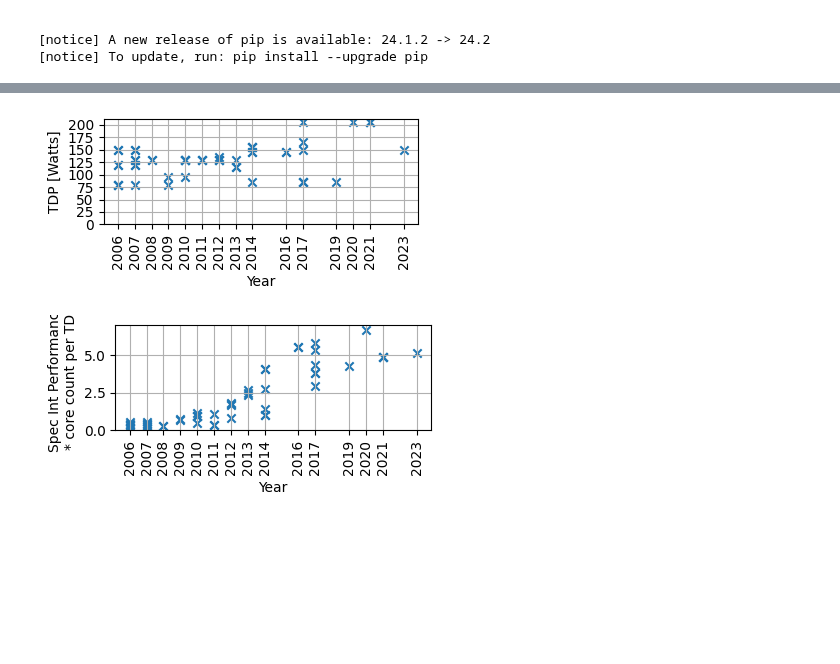
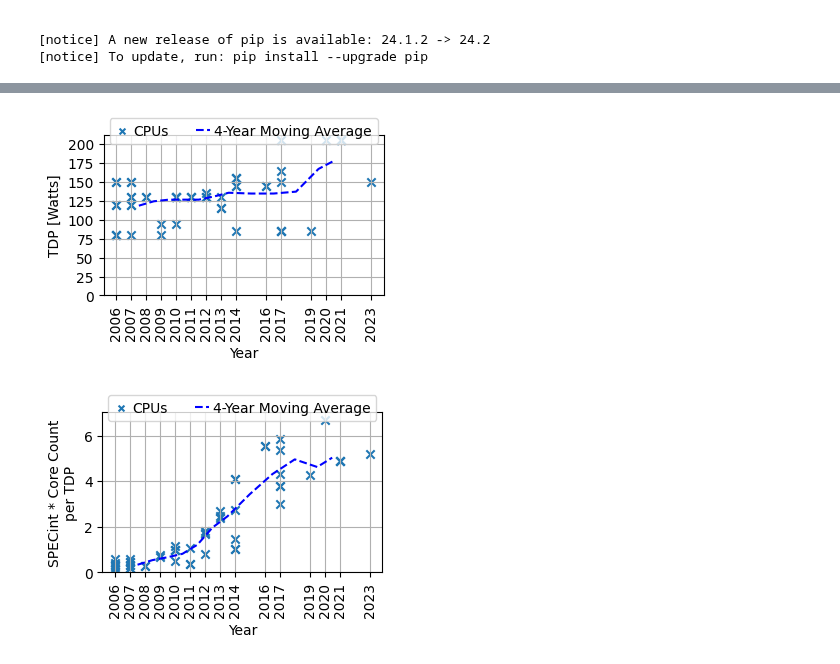
Before and after one commit to hpides/server-buy-advisor, a Jupyter notebook: notebooks/tpc_spec.ipynb, the cells around one changed output, grey strips where cells are left out. Drawn from its saved outputs; the diff is of its cells as text; code cells hidden in the pictures; blank space fills up the shorter version.

```diff
--- a/notebooks/tpc_spec.ipynb
+++ b/notebooks/tpc_spec.ipynb
@@ -96,36 +160,66 @@ plt.close()
 # %%
 x_val = key_year
 y_val = key_tdp
 
+
+# Calculate median performance per year
+agg_df = df.groupby(key_year)[y_val].mean().reset_index()
+
+# Calculate moving median with a specified window size
+window_size = 4  # Adjust the window size as needed
+moving_agg_df = agg_df.rolling(window=window_size, center=True).median()
+
 fig, ax = plt.subplots(figsize=figsize)
-ax.scatter(df[x_val], df[y_val], marker='x')
+ax.scatter(df[x_val], df[y_val], marker='x', label='CPUs')
+
+# Scatter plot of median data points
+# ax.scatter(agg_df[key_year], agg_df[key_perf], color='red', marker='o', label='Median per Year')
+
+# Plot the moving median
+ax.plot(moving_agg_df[x_val], moving_agg_df[y_val], color='blue', linestyle='--', label=f'{window_size}-Year Moving Average')
 
 ax.set_xlabel('Year')
 ax.set_ylabel('TDP [Watts]')
 
 ax.set_xticks(df[x_val].unique())
 ax.set_xticklabels(df[x_val].unique())
 ax.yaxis.set_major_locator(ticker.MultipleLocator(25))
 
 ax.set_title('')
 plt.xticks(rotation=x_rotation)
 ax.set_ylim(bottom=0)
 plt.grid(True)
 plt.tight_layout()
-plt.savefig("../figures/tcp_cpus_tdp.pdf")
+
+plt.legend(loc='upper center', bbox_to_anchor=(0.5, 1.15), ncol=3, handletextpad=0.3, handlelength=1.0, markerscale=0.7, labelspacing=0.1)
+
+plt.subplots_adjust(top=0.95, bottom=0.15, left=0.15, right=0.95)
+plt.savefig("../figures/tcp_cpus_tdp.pdf", bbox_inches='tight')
 plt.show()
 plt.close()
 # %% [output]
-[figure, old version]
+[figure, new version]
 # %%
 x_val = key_year
 y_val = key_perf_per_tdp
+# Calculate median performance per year
+agg_df = df.groupby(key_year)[y_val].mean().reset_index()
+
+# Calculate moving median with a specified window size
+window_size = 4  # Adjust the window size as needed
+moving_agg_df = agg_df.rolling(window=window_size, center=True).median()
 
 fig, ax = plt.subplots(figsize=figsize)
-ax.scatter(df[x_val], df[y_val], marker='x')
+ax.scatter(df[x_val], df[y_val], marker='x', label='CPUs')
+
+# Scatter plot of median data points
+# ax.scatter(agg_df[key_year], agg_df[key_perf], color='red', marker='o', label='Median per Year')
+
+# Plot the moving median
+ax.plot(moving_agg_df[x_val], moving_agg_df[y_val], color='blue', linestyle='--', label=f'{window_size}-Year Moving Average')
 
 plt.xlabel('Year')
-plt.ylabel("Spec Int Performance\n* core count per TDP")
+plt.ylabel("SPECint * Core Count\nper TDP")
 
 # ax.yaxis.set_major_locator(ticker.MultipleLocator(0.05))
 ax.set_xticks(df[x_val].unique())
@@ -135,9 +229,13 @@ ax.set_title('')
 plt.xticks(rotation=x_rotation)
 ax.set_ylim(bottom=0)
 plt.grid(True)
+
+plt.legend(loc='upper center', bbox_to_anchor=(0.5, 1.15), ncol=3, handletextpad=0.3, handlelength=1.0, markerscale=0.7, labelspacing=0.1)
+
 plt.tight_layout()
-plt.savefig("../figures/tpc_cpus_spec_perf_tdp.pdf")
+plt.subplots_adjust(top=0.95, bottom=0.15, left=0.15, right=0.95)
+plt.savefig("../figures/tpc_cpus_spec_perf_tdp.pdf", bbox_inches='tight')
 plt.show()
 plt.close()
 # %% [output]
-[figure, old version]
+[figure, new version]
```
Also changed, not shown: parts of 3 cells of this notebook, 10 other files.
